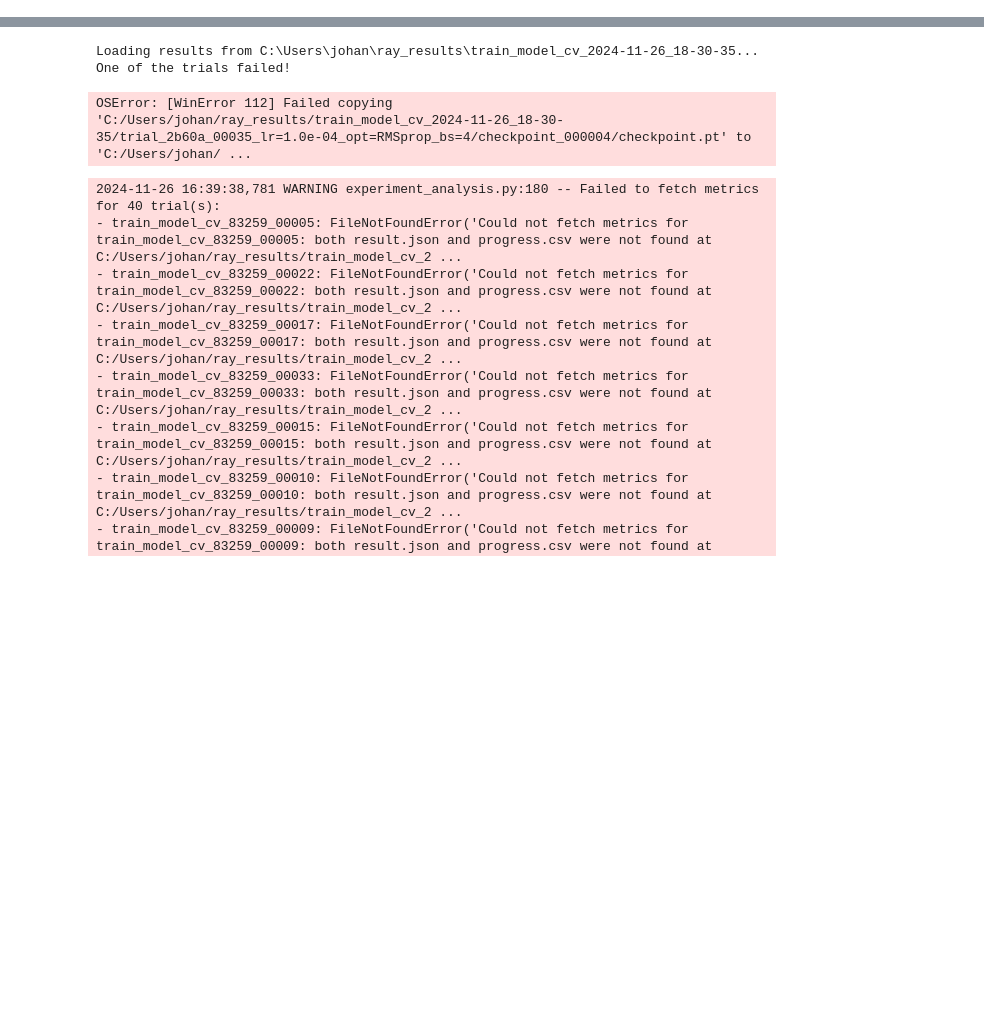
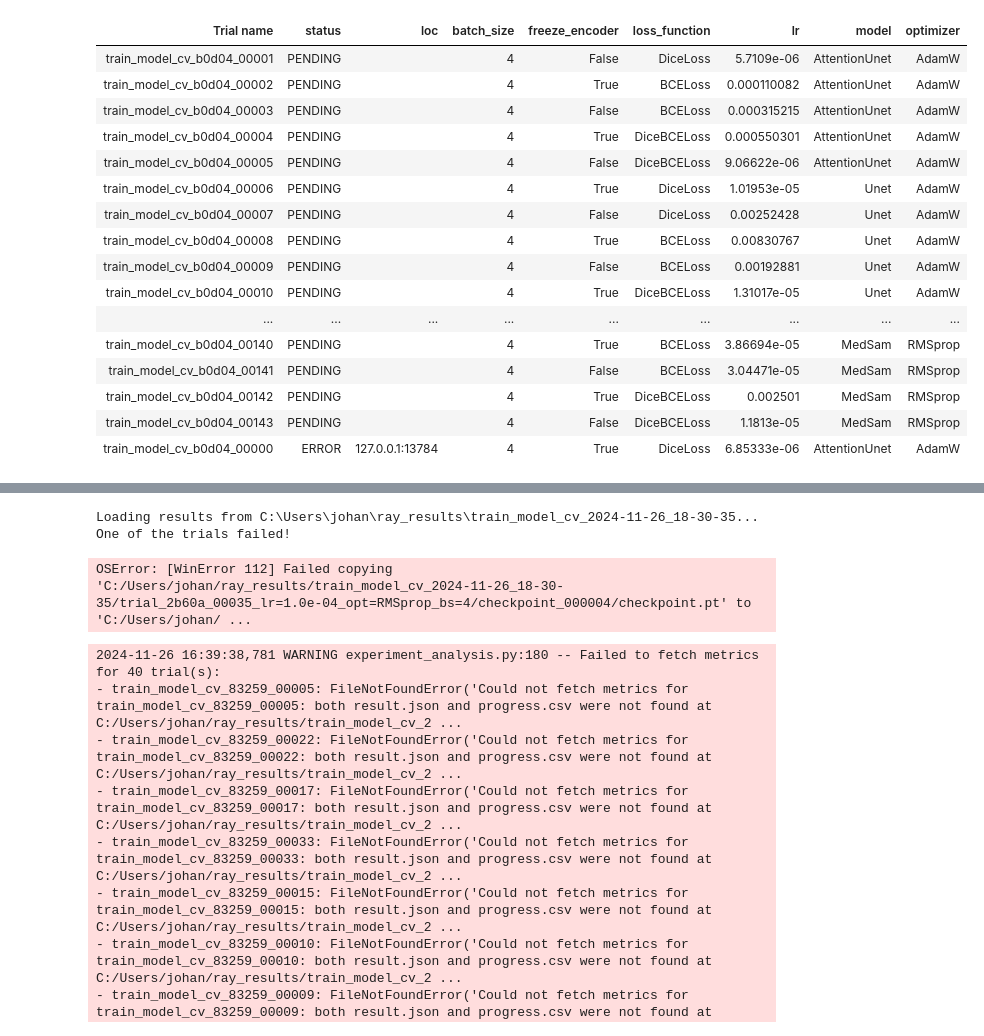
Before and after one commit to SamuelJessen/OCTSegmenter, a Jupyter notebook: training_loop_with_crossvalidation_and_logging.ipynb, the cells around one changed output, grey strips where cells are left out. Saved outputs shown, nothing was run; the diff lists cells and outputs as text; code cells hidden in the pictures; blank space fills up the shorter version.

```diff
--- a/training_loop_with_crossvalidation_and_logging.ipynb
+++ b/training_loop_with_crossvalidation_and_logging.ipynb
@@ -32,6 +33,7 @@ from ray.tune.schedulers import ASHAScheduler
 from ray import tune, air
 from ray.air import session
 from ray.tune.search.optuna import OptunaSearch
+from ray.train import RunConfig, CheckpointConfig
 from tqdm import tqdm
 import pandas as pd
 from sklearn.model_selection import StratifiedKFold
@@ -40,7 +42,7 @@ import segmentation_models_pytorch as smp
 from segment_anything import sam_model_registry
 os.environ["TUNE_WARN_EXCESSIVE_EXPERIMENT_CHECKPOINT_SYNC_THRESHOLD_S"] = "0"
 
-def train_model_cv(config):
+def train_model(config):
     if torch.cuda.is_available():
         device = torch.device("cuda:0")
     else:
@@ -87,10 +89,10 @@ def train_model_cv(config):
 
     elif config["model"] == "AttentionUnet":
         net = ResNetUNetWithAttention()
-        # Initialize model
+
         if(config["freeze_encoder"]):
-            net = ResNetUNetWithAttention(freeze_encoder=True)
-        print("Initializing Attention U-Net model")
+            net = ResNetUNetWithAttention(freeze_entire_backbone=True)
+
 
     net.to(device)
 
@@ -111,7 +113,7 @@ def train_model_cv(config):
         criterion = nn.BCELoss()
 
     transform = transforms.Compose([
-        transforms.Resize((256, 256), interpolation=Image.NEAREST),
+        transforms.Resize((1024, 1024), interpolation=Image.NEAREST),
         transforms.ToTensor(),
     ])
 
@@ -133,10 +135,10 @@ def train_model_cv(config):
         skf = StratifiedKFold(n_splits=folds)
         splits = list(skf.split(metadata_df, metadata_df["unique_id"]))
 
-    train_and_validate(root_dir, config, splits, folds, transform, optimizer, criterion, net, device)
+    train_and_validate_cv(root_dir, config, splits, folds, transform, optimizer, criterion, net, device)
 
 
-def train_and_validate(root_dir, config, splits, folds, transform, optimizer, criterion, net, device, medsam=False):
+def train_and_validate_cv(root_dir, config, splits, folds, transform, optimizer, criterion, net, device, medsam=False):
     for fold in range(folds):
         # Train and validate the model
         print(f"Training on fold {fold+1} out of {folds}")
@@ -533,0 +366,67 @@ Trial Status
+# %%
+def main(num_samples, gpus_per_trial, epochs, smoke_test, folds):
+    if smoke_test:
+        root_dir = r"D:\OneDrive - Aarhus Universitet\9. Semester\Deep Learning\data_terumo_smoke_test"
+
+    else:
+        print("Using full dataset")
+
+    config = {
+        "root_dir": root_dir,
+        "lr": tune.loguniform(1e-6, 1e-2),
+        "epochs": epochs,
+        "smoke_test": smoke_test,
+        "batch_size": tune.choice([4]),
+        "optimizer": tune.grid_search(["AdamW", "SGD", "RMSprop"]),
+        "folds": folds,
+        "patience": 20,
+        "loss_function": tune.grid_search(["DiceLoss", "BCELoss", "DiceBCELoss"]),
+        "model": tune.grid_search(["AttentionUnet", "Unet", "DeepLabV3+", "MedSam"]),
+        "freeze_encoder": tune.grid_search([True, False]),
+    }
+
+    # ASHA SCHEDULER, BUT WILL NOT BE USED
+    # scheduler = ASHAScheduler(
+    #     max_t=5,
+    #     grace_period=5,
+    #     reduction_factor=2
+    # )
+
+    # Define your checkpoint configuration
+    checkpoint_config = CheckpointConfig(
+        num_to_keep=1,  # Only keep the best checkpoint
+        checkpoint_score_attribute="loss",  # The metric used to determine the best checkpoint
+        checkpoint_score_order="min",  # Keep the checkpoint with the lowest loss
+    )
+
+    # Define the run config with the checkpoint config
+    run_config = RunConfig(checkpoint_config=checkpoint_config)
+
+    tuner = tune.Tuner(
+        tune.with_resources(
+            tune.with_parameters(train_model),
+            resources={"cpu": 2, "gpu": gpus_per_trial}
+        ),
+        tune_config=tune.TuneConfig(
+            metric="dice_loss",
+            mode="min",
+            num_samples=num_samples,
+            trial_dirname_creator=trial_dirname_creator,
+        ),
+        param_space=config,
+        run_config=run_config,
+    )
+    results = tuner.fit()
+
+    best_result = results.get_best_result("dice_loss", "min")
+
+    print("Best trial config: {}".format(best_result.config))
+    print("Best trial final validation loss: {}".format(
+        best_result.metrics["loss"]))
+    print("Best trial final validation accuracy: {}".format(
+        best_result.metrics["accuracy"]))
+
+    test_best_model(best_result)
+
+main(num_samples=2, gpus_per_trial=1, epochs=2, smoke_test=True, folds=5)
+# %% [output]
@@ -533,0 +445,17 @@ Trial Status
+| Trial name | status | loc | batch_size | freeze_encoder | loss_function | lr | model | optimizer |
+| train_model_cv_b0d04_00001 | PENDING |  | 4 | False | DiceLoss | 5.7109e-06 | AttentionUnet | AdamW |
+| train_model_cv_b0d04_00002 | PENDING |  | 4 | True | BCELoss | 0.000110082 | AttentionUnet | AdamW |
+| train_model_cv_b0d04_00003 | PENDING |  | 4 | False | BCELoss | 0.000315215 | AttentionUnet | AdamW |
+| train_model_cv_b0d04_00004 | PENDING |  | 4 | True | DiceBCELoss | 0.000550301 | AttentionUnet | AdamW |
+| train_model_cv_b0d04_00005 | PENDING |  | 4 | False | DiceBCELoss | 9.06622e-06 | AttentionUnet | AdamW |
+| train_model_cv_b0d04_00006 | PENDING |  | 4 | True | DiceLoss | 1.01953e-05 | Unet | AdamW |
+| train_model_cv_b0d04_00007 | PENDING |  | 4 | False | DiceLoss | 0.00252428 | Unet | AdamW |
+| train_model_cv_b0d04_00008 | PENDING |  | 4 | True | BCELoss | 0.00830767 | Unet | AdamW |
+| train_model_cv_b0d04_00009 | PENDING |  | 4 | False | BCELoss | 0.00192881 | Unet | AdamW |
+| train_model_cv_b0d04_00010 | PENDING |  | 4 | True | DiceBCELoss | 1.31017e-05 | Unet | AdamW |
+| ... | ... | ... | ... | ... | ... | ... | ... | ... |
+| train_model_cv_b0d04_00140 | PENDING |  | 4 | True | BCELoss | 3.86694e-05 | MedSam | RMSprop |
+| train_model_cv_b0d04_00141 | PENDING |  | 4 | False | BCELoss | 3.04471e-05 | MedSam | RMSprop |
+| train_model_cv_b0d04_00142 | PENDING |  | 4 | True | DiceBCELoss | 0.002501 | MedSam | RMSprop |
+| train_model_cv_b0d04_00143 | PENDING |  | 4 | False | DiceBCELoss | 1.1813e-05 | MedSam | RMSprop |
+| train_model_cv_b0d04_00000 | ERROR | 127.0.0.1:13784 | 4 | True | DiceLoss | 6.85333e-06 | AttentionUnet | AdamW |
```
Also changed, not shown: parts of 3 cells of this notebook, 11 other files.
